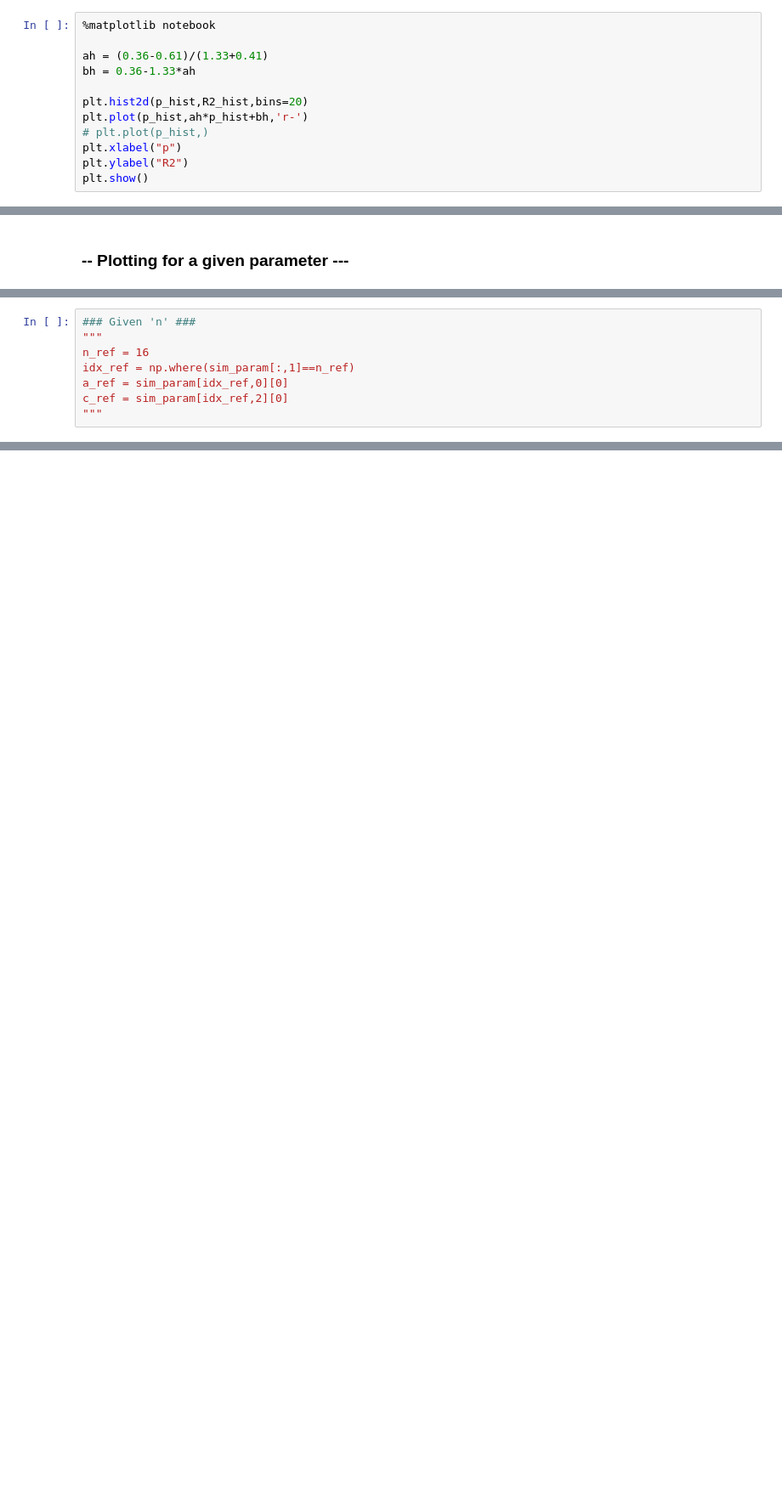
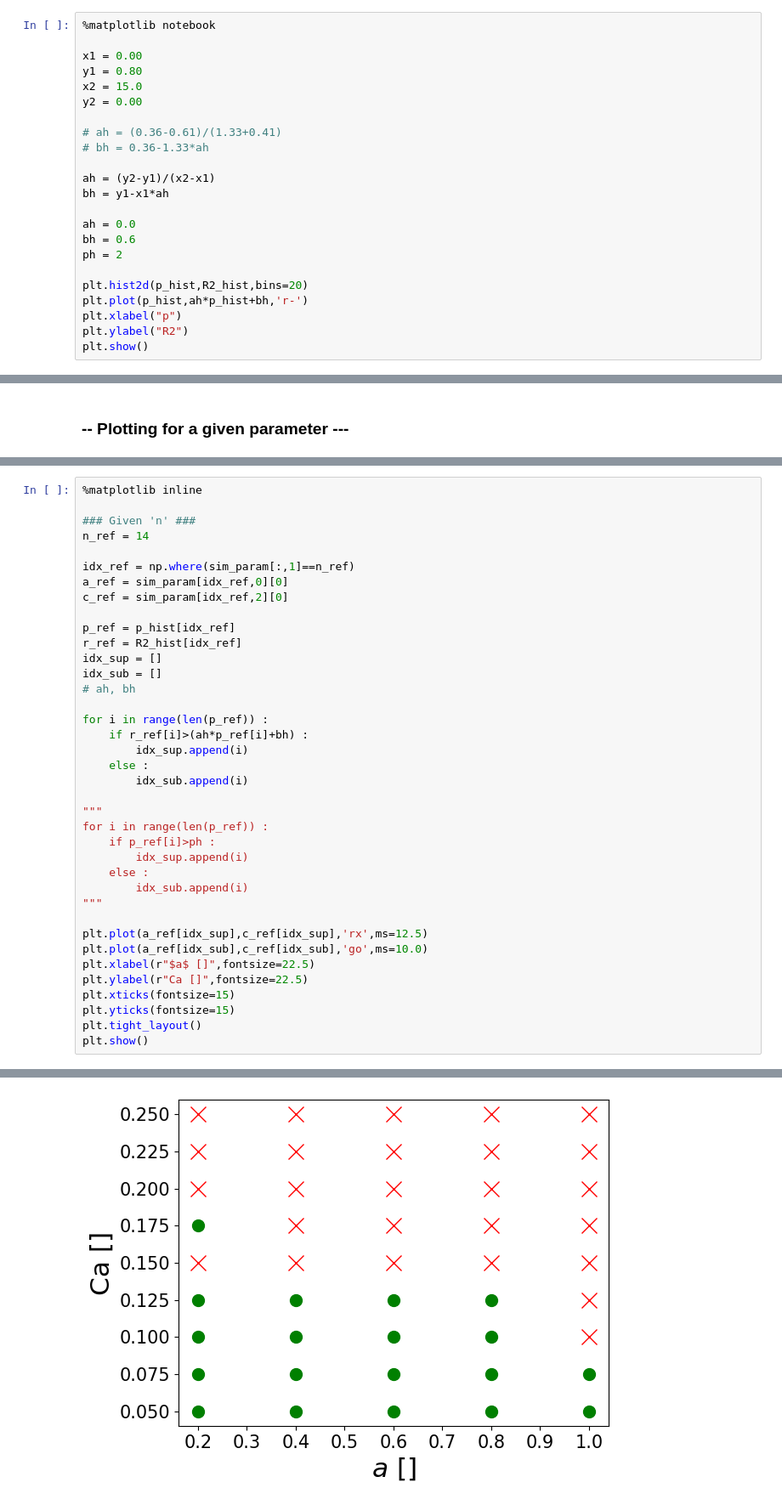
Before and after one commit to MicPellegrino/densmap, a Jupyter notebook: analyze-rough-meniscus.ipynb, the cells around one changed output, grey strips where cells are left out. Shown: that part at 85% size. Drawn from its saved outputs; the diff is of its cells as text; blank space fills up the shorter version.

```diff
--- a/analyze-rough-meniscus.ipynb
+++ b/analyze-rough-meniscus.ipynb
@@ -155,12 +160,23 @@ plt.show()
 # %%
 %matplotlib notebook
 
-ah = (0.36-0.61)/(1.33+0.41)
-bh = 0.36-1.33*ah
+x1 = 0.00
+y1 = 0.80
+x2 = 15.0
+y2 = 0.00
+
+# ah = (0.36-0.61)/(1.33+0.41)
+# bh = 0.36-1.33*ah
+
+ah = (y2-y1)/(x2-x1)
+bh = y1-x1*ah
+
+ah = 0.0
+bh = 0.6
+ph = 2
 
 plt.hist2d(p_hist,R2_hist,bins=20)
 plt.plot(p_hist,ah*p_hist+bh,'r-')
-# plt.plot(p_hist,)
 plt.xlabel("p")
 plt.ylabel("R2")
 plt.show()
@@ -178,9 +222,39 @@ c_ref = sim_param[idx_ref,2][0]
 # %%
+%matplotlib inline
+
 ### Given 'n' ###
-"""
-n_ref = 16
+n_ref = 14
+
 idx_ref = np.where(sim_param[:,1]==n_ref)
 a_ref = sim_param[idx_ref,0][0]
 c_ref = sim_param[idx_ref,2][0]
+
+p_ref = p_hist[idx_ref]
+r_ref = R2_hist[idx_ref]
+idx_sup = []
+idx_sub = []
+# ah, bh
+
+for i in range(len(p_ref)) :
+    if r_ref[i]>(ah*p_ref[i]+bh) :
+        idx_sup.append(i)
+    else :
+        idx_sub.append(i)
+
 """
+for i in range(len(p_ref)) :
+    if p_ref[i]>ph :
+        idx_sup.append(i)
+    else :
+        idx_sub.append(i)
+"""
+
+plt.plot(a_ref[idx_sup],c_ref[idx_sup],'rx',ms=12.5)
+plt.plot(a_ref[idx_sub],c_ref[idx_sub],'go',ms=10.0)
+plt.xlabel(r"$a$ []",fontsize=22.5)
+plt.ylabel(r"Ca []",fontsize=22.5)
+plt.xticks(fontsize=15)
+plt.yticks(fontsize=15)
+plt.tight_layout()
+plt.show()
 # %% [output]
@@ -187,0 +261 @@ c_ref = sim_param[idx_ref,2][0]
+[figure, added]
```
Also changed, not shown: parts of 11 cells of this notebook, 1 other file.
